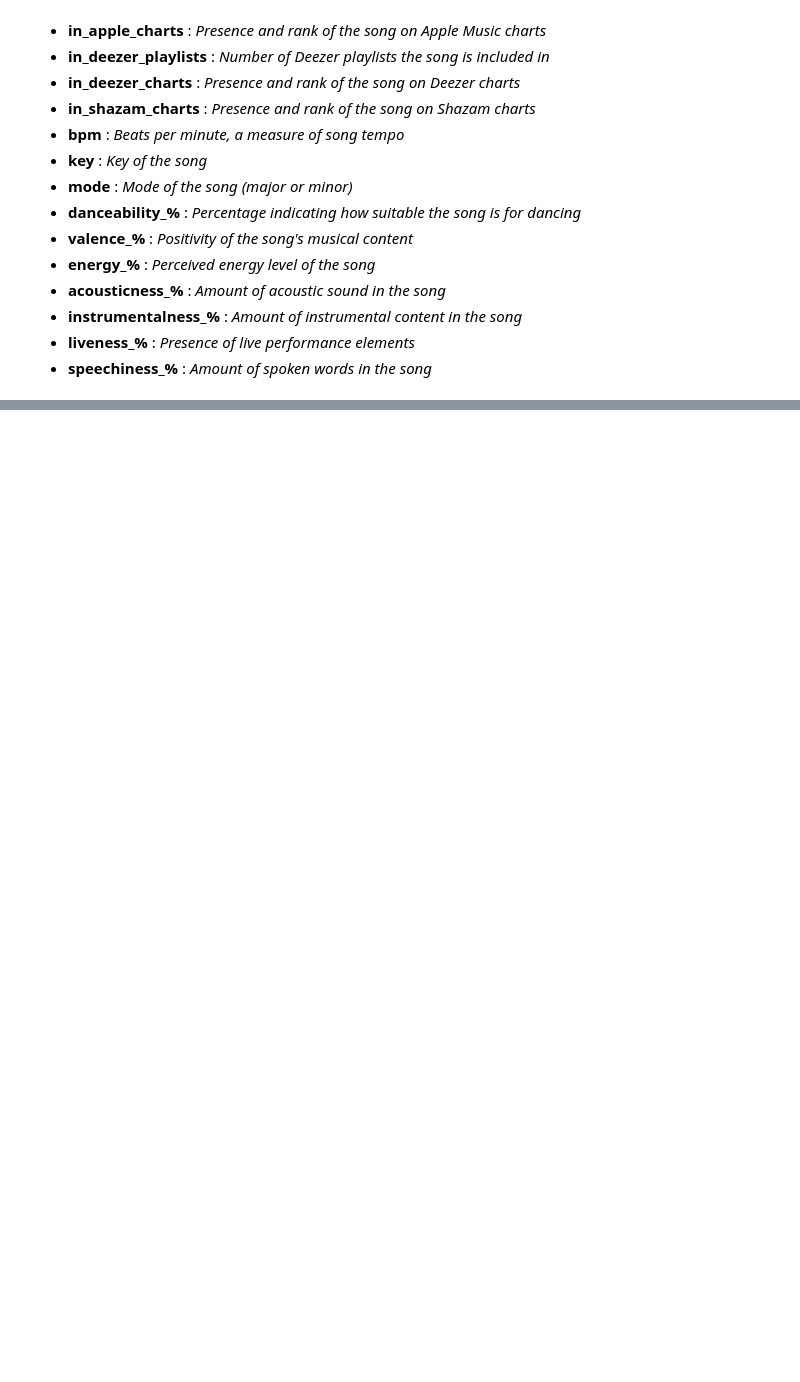
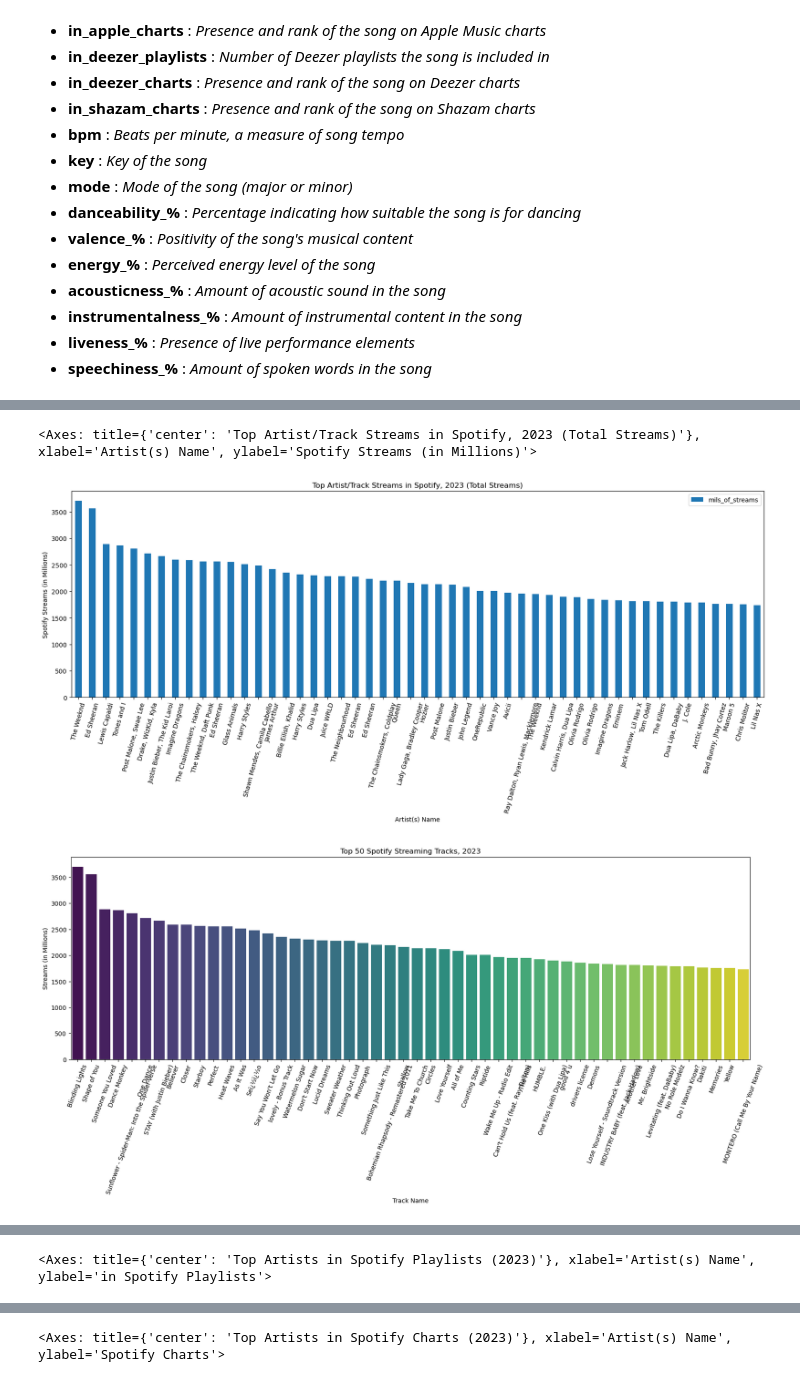
Before and after one commit to willablackmon/spotify_playlist_analysis, a Jupyter notebook: spotify_2023_data.ipynb, the cells around one changed output, grey strips where cells are left out. Drawn from its saved outputs; the diff is of its cells as text; code cells hidden in the pictures; blank space fills up the shorter version.

```diff
--- a/spotify_2023_data.ipynb
+++ b/spotify_2023_data.ipynb
@@ -134,0 +123,11 @@ df.to_csv(output_filepath, index = False)
+# %%
+#################################################
+# Reformat Streams Column to Millions of Streams:
+#################################################
+df_mils = df_clean.copy()
+df_mils['streams'] = df_mils['streams'].apply(lambda x: round(x/1000000, 4))
+df_mils = df_mils.rename(columns={'streams':'mils_of_streams'})
+display(df_mils.head())
+
+
+# del combined_unemployed_data['Country Code_y']
@@ -134,0 +220,64 @@ df.to_csv(output_filepath, index = False)
+# %%
+##########################################################
+# (Will) Identify The Top Spotify Artists
+##########################################################
+artists_spotify = df_mils[['artist(s)_name', 'track_name',
+                    'mils_of_streams', 'in_spotify_playlists', 'in_spotify_charts']]
+
+############################################################################################
+# Most popular Artist/Track on Spotify, by Millions of Streams (using Pandas Dataframe plot)
+############################################################################################
+top_streams_df = artists_spotify.sort_values('mils_of_streams', ascending=False).head(50)
+display(top_streams_df.reset_index(drop=True).head())
+
+display(top_streams_df.plot(kind='bar',
+                title = 'Top Artist/Track Streams in Spotify, 2023 (Total Streams)',
+                x='artist(s)_name', y='mils_of_streams',
+                xlabel='Artist(s) Name', rot=75, # horizontalalignment="center",
+                ylabel='Spotify Streams (in Millions)',
+                figsize=[20,6]))
+
+############################################################################################
+# (Will) Top 50 Spotify Streaming Tracks, 2023 (using Seaborn plot)
+# #########################################################
+# barplot(data, x, y, hue, order, hue_order, estimator,
+#         errorbar, n_boot, units, seed, orient, color, palette, saturation,
+#         width, errcolor, errwidth, capsize, dodge, ci, ax, **kwargs)
+plt.figure(figsize=(20, 6))
+sb.barplot(data = top_streams_df.sort_values('mils_of_streams', ascending=False),
+           x='track_name', y='mils_of_streams',
+           palette='viridis')
+plt.title('Top 50 Spotify Streaming Tracks, 2023')
+plt.xlabel('Track Name')
+plt.xticks(rotation=70)
+plt.ylabel('Streams (in Millions)')
+plt.show()
+
+##########################################################
+# Most popular Artist/Track on Spotify, by Presence in Spotify Playlists
+##########################################################
+top_playlist_df = artists_spotify.sort_values('in_spotify_playlists', ascending=False).head(50)
+
+display(top_playlist_df.reset_index(drop=True).head())
+display(top_playlist_df.plot(kind='bar',
+                title = 'Top Artists in Spotify Playlists (2023)',
+                x='artist(s)_name', y='in_spotify_playlists',
+                xlabel='Artist(s) Name', rot=75, # horizontalalignment="center",
+                ylabel='in Spotify Playlists',
+                color = 'green', figsize=[20,6]))
+
+##########################################################
+# Plot most popular Artist/Track on Spotify, by Spotify Charts
+##########################################################
+
+top_charts_df = artists_spotify.sort_values('in_spotify_charts', ascending=False).head(50)
+
+display(top_charts_df.reset_index(drop=True).head())
+display(top_charts_df.plot(kind='bar',
+                title = 'Top Artists in Spotify Charts (2023)',
+                x='artist(s)_name', y='in_spotify_charts',
+                xlabel='Artist(s) Name', rot=75, # horizontalalignment="center",
+                ylabel='Spotify Charts',
+                color = 'orange', figsize=[20,6])
+)
+# %% [output]
@@ -134,0 +290,3 @@ df.to_csv(output_filepath, index = False)
+<Axes: title={'center': 'Top Artist/Track Streams in Spotify, 2023 (Total Streams)'}, xlabel='Artist(s) Name', ylabel='Spotify Streams (in Millions)'>
+[figure, added]
+[figure, added]
@@ -134,0 +299 @@ df.to_csv(output_filepath, index = False)
+<Axes: title={'center': 'Top Artists in Spotify Playlists (2023)'}, xlabel='Artist(s) Name', ylabel='in Spotify Playlists'>
@@ -134,0 +306 @@ df.to_csv(output_filepath, index = False)
+<Axes: title={'center': 'Top Artists in Spotify Charts (2023)'}, xlabel='Artist(s) Name', ylabel='Spotify Charts'>
```
Also changed, not shown: parts of 21 cells of this notebook, 14 other files.
